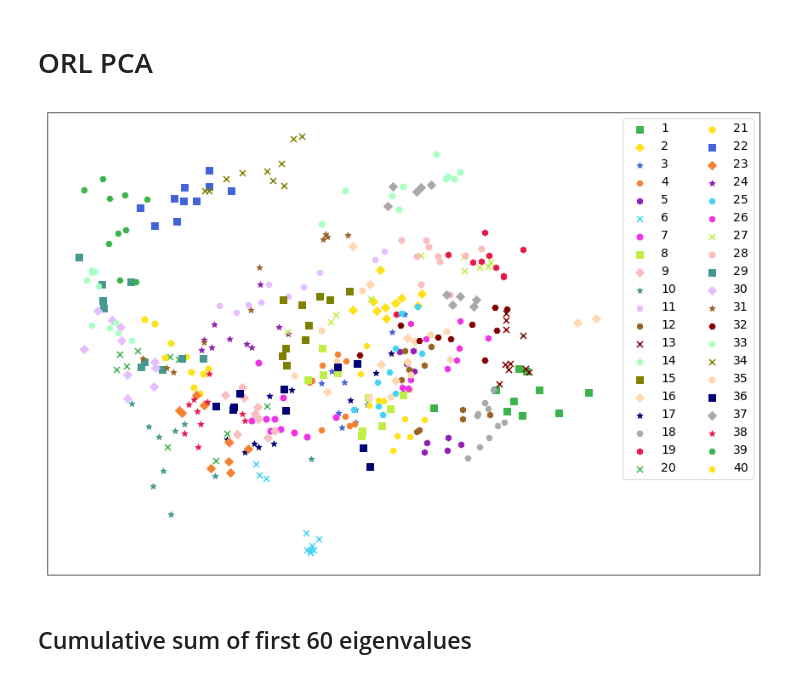
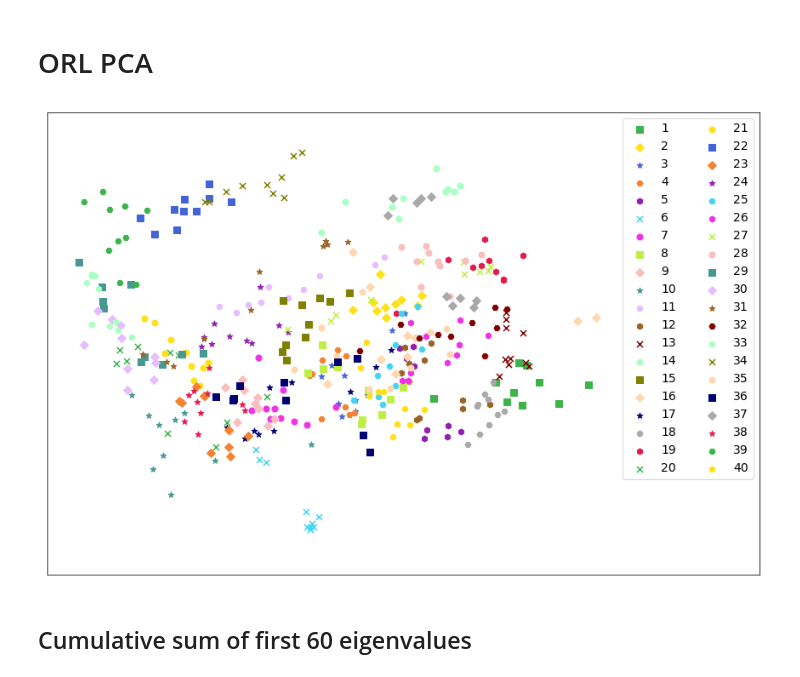
Before and after one commit to sheikhomar/popan, a Jupyter notebook: notebooks/dataset-orl-pca.ipynb, the cells around one changed output. Saved outputs shown, nothing was run; the diff lists cells and outputs as text; code cells hidden in the pictures.

Commit message:
Improve visualisation code.

```diff
--- a/notebooks/dataset-orl-pca.ipynb
+++ b/notebooks/dataset-orl-pca.ipynb
@@ -29,25 +31,25 @@ y = np.concatenate((y_train, y_test))
 # %%
 plt.rcParams.update({'font.size': 14})
 X_2d = PCA(n_components=2).fit_transform(X)
 fig, ax = plt.subplots(figsize=(15, 10))
 colors = np.tile(['#e6194B', '#3cb44b', '#ffe119', '#4363d8', '#f58231', '#911eb4',
           '#42d4f4', '#f032e6', '#bfef45', '#fabebe', '#469990', '#e6beff',
           '#9A6324', '#800000', '#aaffc3', '#808000', '#ffd8b1',
           '#000075', '#a9a9a9'], 4)
 markers = np.tile(['o', 's', 'D', '*', 'H', 'h', 'x'], 20)
 
 for class_ in np.unique(y):
     ix = np.where(y == class_)
     ax.scatter(X_2d[ix][:,0], X_2d[ix][:,1],
                label=class_, marker=markers[class_], color=colors[class_], s=50)
 ax.legend(ncol=2)
-#ax.set_ylim(-6, 6)
+ax.set_ylim(-6, 6)
 ax.set_xlim(-5, 8)
 ax.xaxis.set_tick_params(bottom=False, labelbottom=False)
 ax.yaxis.set_tick_params(left=False, labelleft=False)
 #ax.axis('off');
 fig.savefig('orl_2d_plot.pdf', bbox_inches='tight')
 # %% [output]
-[figure, old version]
+[figure, new version]
 # %% [markdown]
 ## Cumulative sum of first 60 eigenvalues
```
Also changed, not shown: parts of 9 cells of this notebook, 5 other files.
